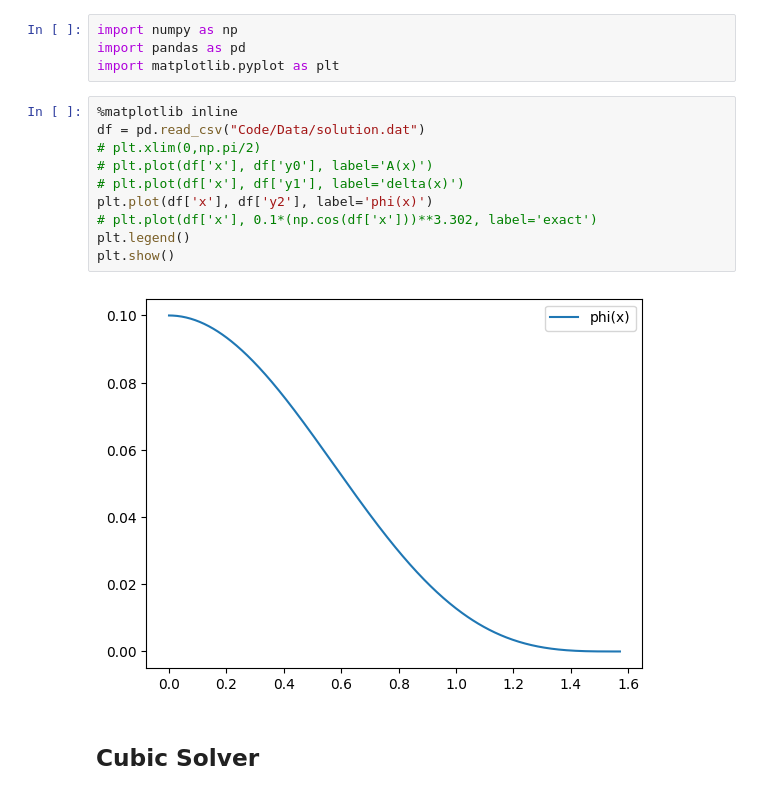
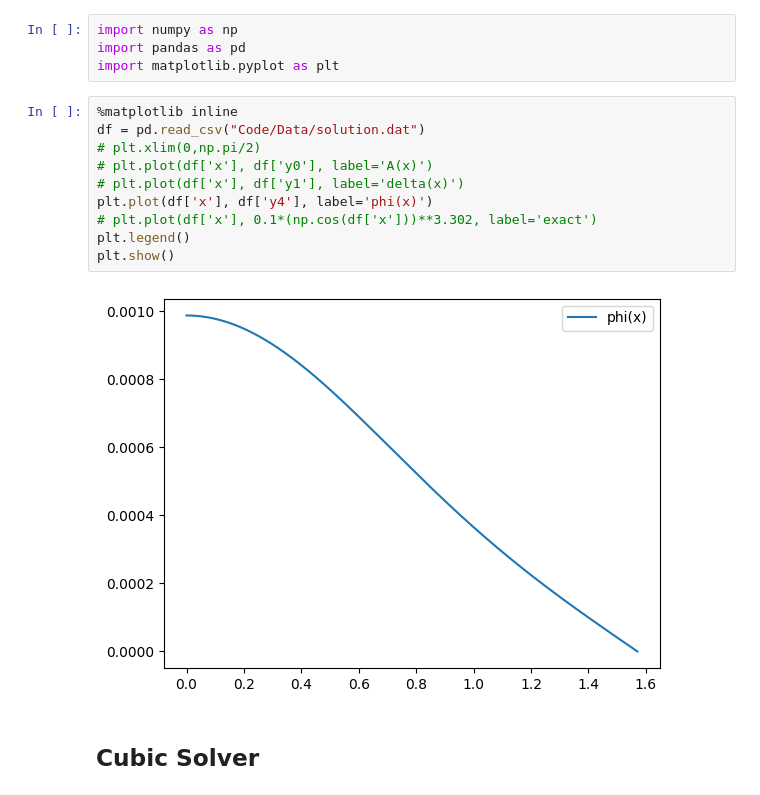
Before and after one commit to sukhovn/AdS_BS_shooting, a Jupyter notebook: BoseStar.ipynb, the cells around one changed output. Cells and saved outputs as stored; diff of their text form.

```diff
--- a/BoseStar.ipynb
+++ b/BoseStar.ipynb
@@ -246,15 +294,15 @@ import matplotlib.pyplot as plt
 # %%
 %matplotlib inline
 df = pd.read_csv("Code/Data/solution.dat")
 # plt.xlim(0,np.pi/2)
 # plt.plot(df['x'], df['y0'], label='A(x)')
 # plt.plot(df['x'], df['y1'], label='delta(x)')
-plt.plot(df['x'], df['y2'], label='phi(x)')
+plt.plot(df['x'], df['y4'], label='phi(x)')
 # plt.plot(df['x'], 0.1*(np.cos(df['x']))**3.302, label='exact')
 plt.legend()
 plt.show()
 # %% [output]
-[figure, old version]
+[figure, new version]
 # %% [markdown]
 ## Cubic Solver
 # %% [markdown]
```
Also changed, not shown: parts of 18 cells of this notebook, 8 other files.
